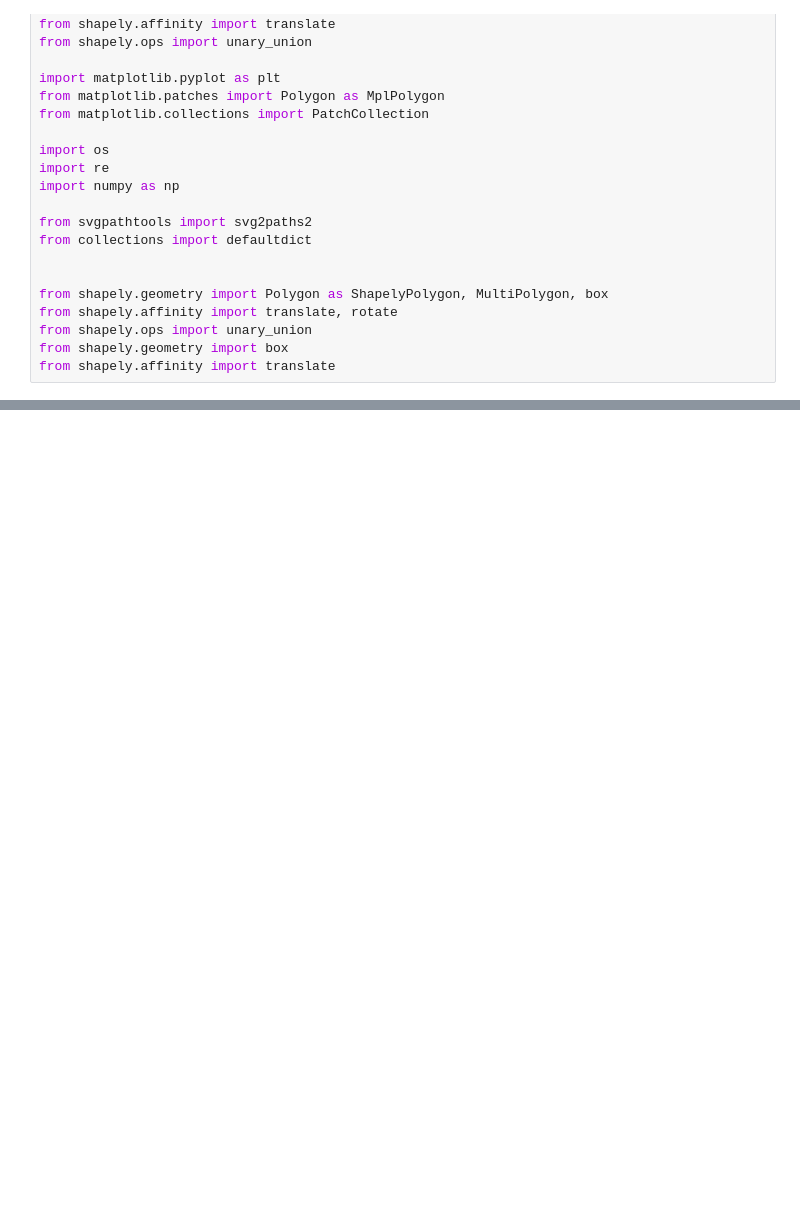
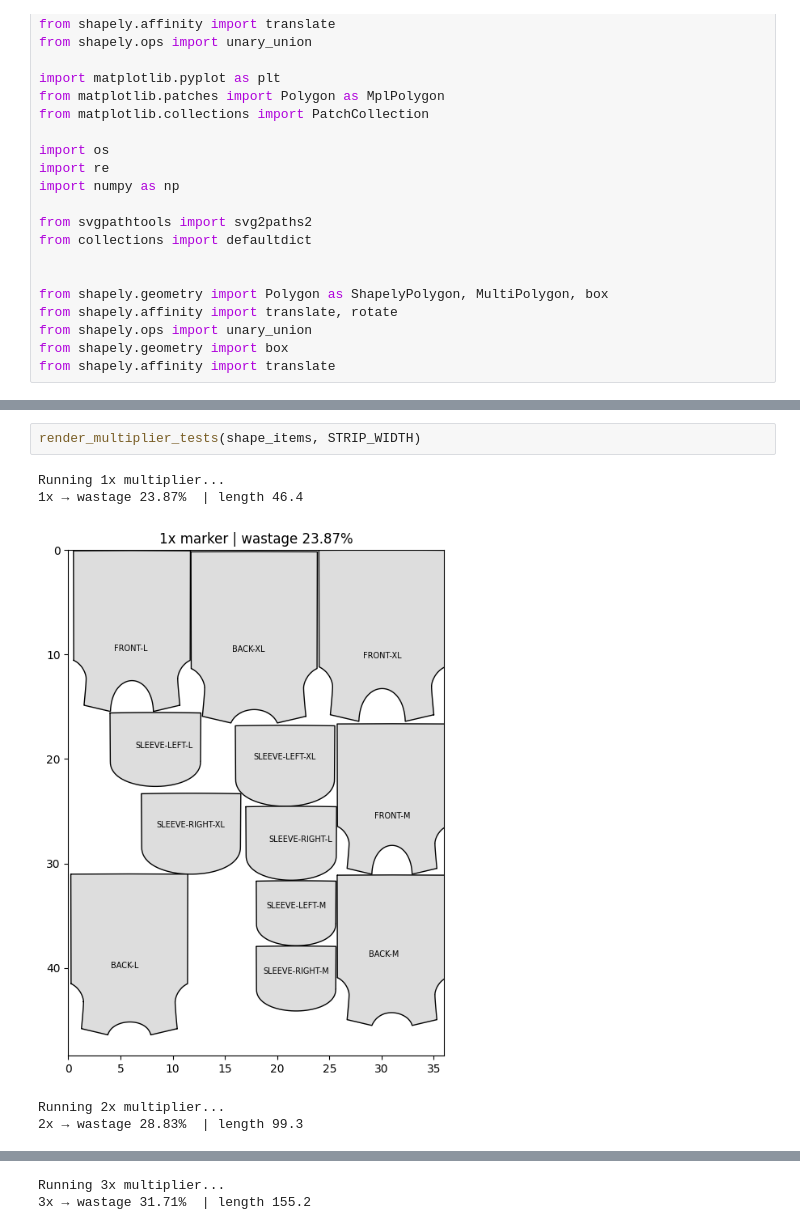
Before and after one commit to iamsudiptasaha/garment_cutting_optimization, a Jupyter notebook: v15.ipynb, the cells around one changed output, grey strips where cells are left out. Cells and saved outputs as stored; diff of their text form; blank space fills up the shorter version.

```diff
--- a/v15.ipynb
+++ b/v15.ipynb
@@ -876,0 +1432,8 @@ empty_ratio 0.212
+# %%
+render_multiplier_tests(shape_items, STRIP_WIDTH)
+# %% [output]
+Running 1x multiplier...
+1x → wastage 23.87%  | length 46.4
+[figure, added]
+Running 2x multiplier...
+2x → wastage 28.83%  | length 99.3
@@ -876,0 +1441,2 @@ empty_ratio 0.212
+Running 3x multiplier...
+3x → wastage 31.71%  | length 155.2
```
Also changed, not shown: parts of 15 cells of this notebook, 12 other files.
